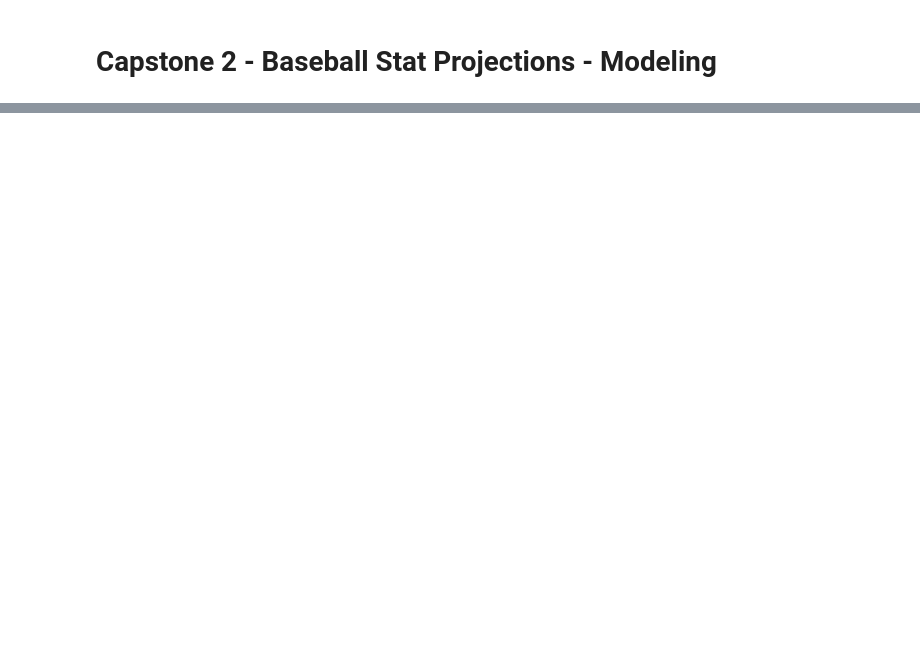
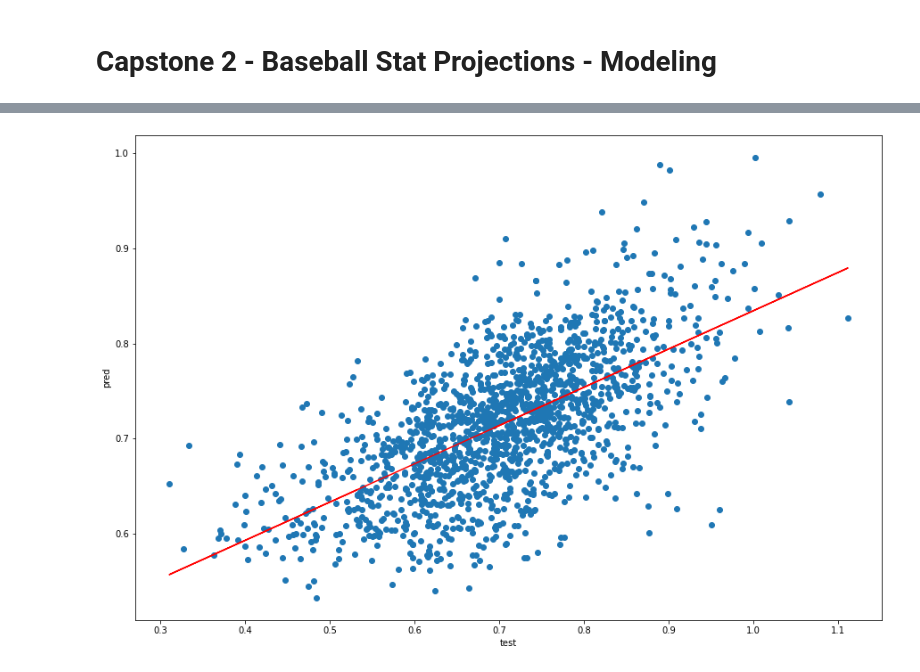
Before and after one commit to boardmjm/Capstone-Two, a Jupyter notebook: Pre-Processing & Modeling.ipynb, the cells around one changed output, grey strips where cells are left out. Saved outputs shown, nothing was run; the diff lists cells and outputs as text; code cells hidden in the pictures; blank space fills up the shorter version.

```diff
--- a/Pre-Processing & Modeling.ipynb
+++ b/Pre-Processing & Modeling.ipynb
@@ -279,0 +388,12 @@ print(np.mean(y_test2), np.mean(y_pred2))
+# %%
+# Model 4 - split data set so my training set is everything up to 2015 and I am trying to predict 2015 OPS
+
+X2_train = df[df['year'] < 2012]
+X2_train = X2_train.drop(['player_id', 'ops'], axis=1)
+y2_train = df[df['year'] < 2012]
+y2_train = y2_train.ops
+
+X2_test = df[df['year'] >= 2012]
+X2_test = X2_test.drop(['player_id', 'ops'], axis=1)
+y2_test = df[df['year'] >= 2012]
+y2_test = y2_test.ops
@@ -279,0 +422,11 @@ print(np.mean(y_test2), np.mean(y_pred2))
+# %%
+# Model 4 visual
+_4 = plt.scatter(y2_test, y_pred4)
+_4 = plt.rcParams["figure.figsize"] = (15,10)
+m4, p4 = np.polyfit(y2_test, y_pred4, 1)
+_4 = plt.plot(y2_test, m4*y2_test + p4, color='red')
+_4 = plt.xlabel('test')
+_4 = plt.ylabel('pred')
+_4 = plt.show()
+# %% [output]
+[figure, added]
```
Also changed, not shown: parts of 33 cells of this notebook.
